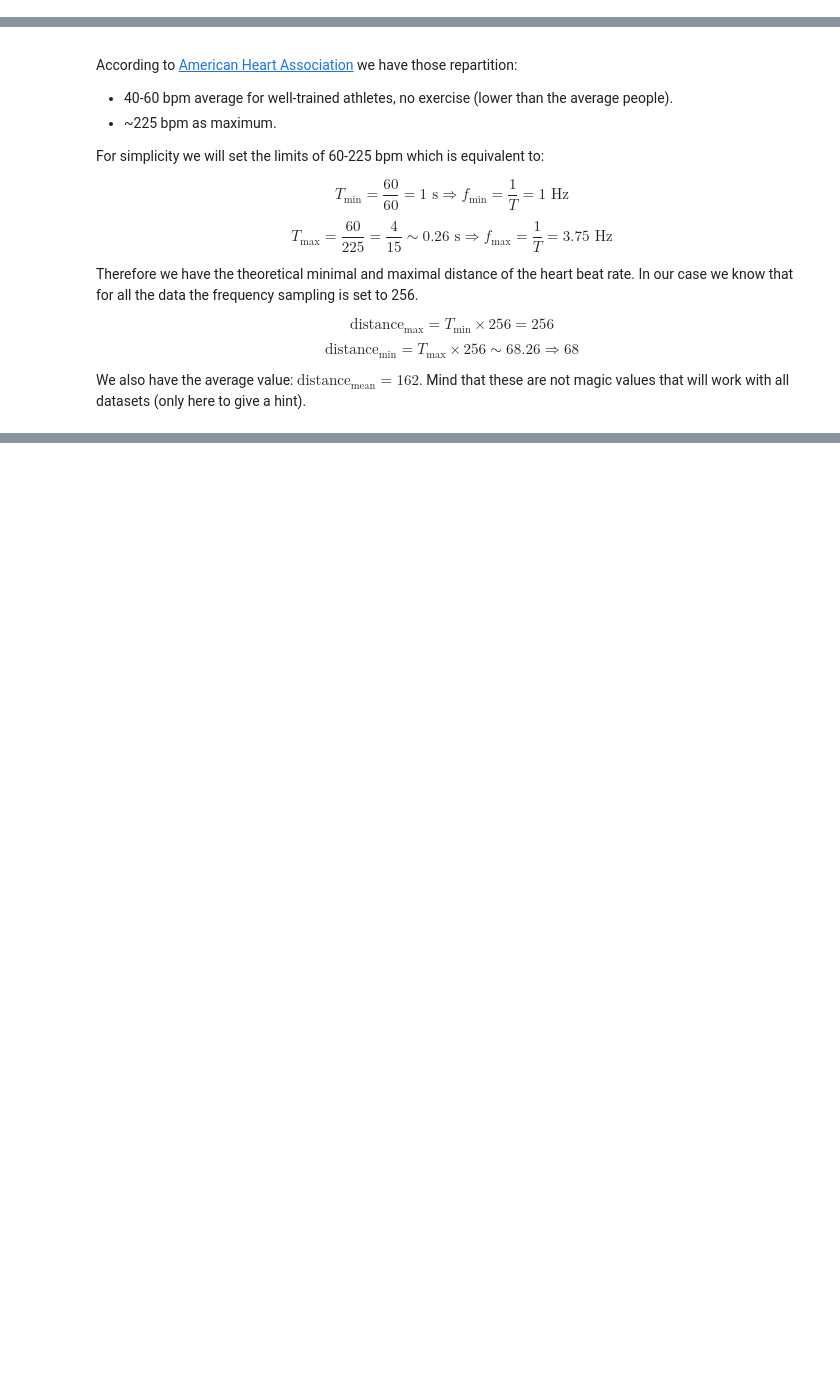
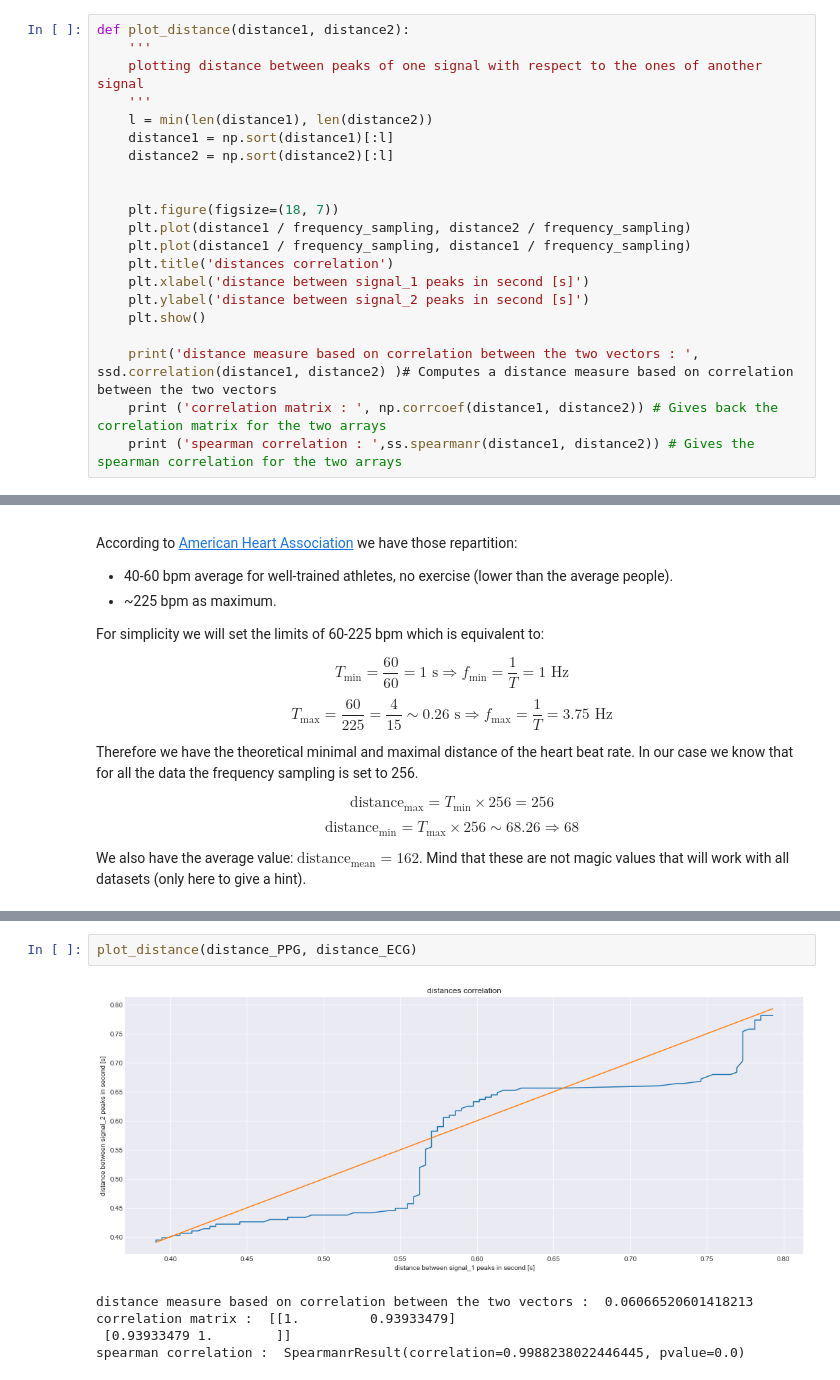
Before and after one commit to YosriSakly/Geste-et-intelligence-artificielle-HRV-fatigue, a Jupyter notebook: main_notebook.ipynb, the cells around one changed output, grey strips where cells are left out. Drawn from its saved outputs; the diff is of its cells as text; blank space fills up the shorter version.

```diff
--- a/main_notebook.ipynb
+++ b/main_notebook.ipynb
@@ -229,3 +262,24 @@ def plot_peak(data, windows_low_x=None, windows_high_x=None, distance=None):
+# %%
+def plot_distance(distance1, distance2):
+    '''
+    plotting distance between peaks of one signal with respect to the ones of another signal
+    '''
+    l = min(len(distance1), len(distance2))
+    distance1 = np.sort(distance1)[:l]
+    distance2 = np.sort(distance2)[:l]
+
+
+    plt.figure(figsize=(18, 7))
+    plt.plot(distance1 / frequency_sampling, distance2 / frequency_sampling)
+    plt.plot(distance1 / frequency_sampling, distance1 / frequency_sampling)
+    plt.title('distances correlation')
+    plt.xlabel('distance between signal_1 peaks in second [s]')
+    plt.ylabel('distance between signal_2 peaks in second [s]')
+    plt.show()
+
+    print('distance measure based on correlation between the two vectors : ', ssd.correlation(distance1, distance2) )# Computes a distance measure based on correlation between the two vectors
+    print ('correlation matrix : ', np.corrcoef(distance1, distance2)) # Gives back the correlation matrix for the two arrays
+    print ('spearman correlation : ',ss.spearmanr(distance1, distance2)) # Gives the spearman correlation for the two arrays
 # %% [markdown]
 # Data processing
 
@@ -345,0 +408,8 @@ plot_peak(df.ECG, windows_low_x=100, windows_high_x=115, distance=100)
+# %%
+plot_distance(distance_PPG, distance_ECG)
+# %% [output]
+[figure, added]
+distance measure based on correlation between the two vectors :  0.06066520601418213
+correlation matrix :  [[1.         0.93933479]
+ [0.93933479 1.        ]]
+spearman correlation :  SpearmanrResult(correlation=0.9988238022446445, pvalue=0.0)
```
Also changed, not shown: parts of 9 cells of this notebook.
